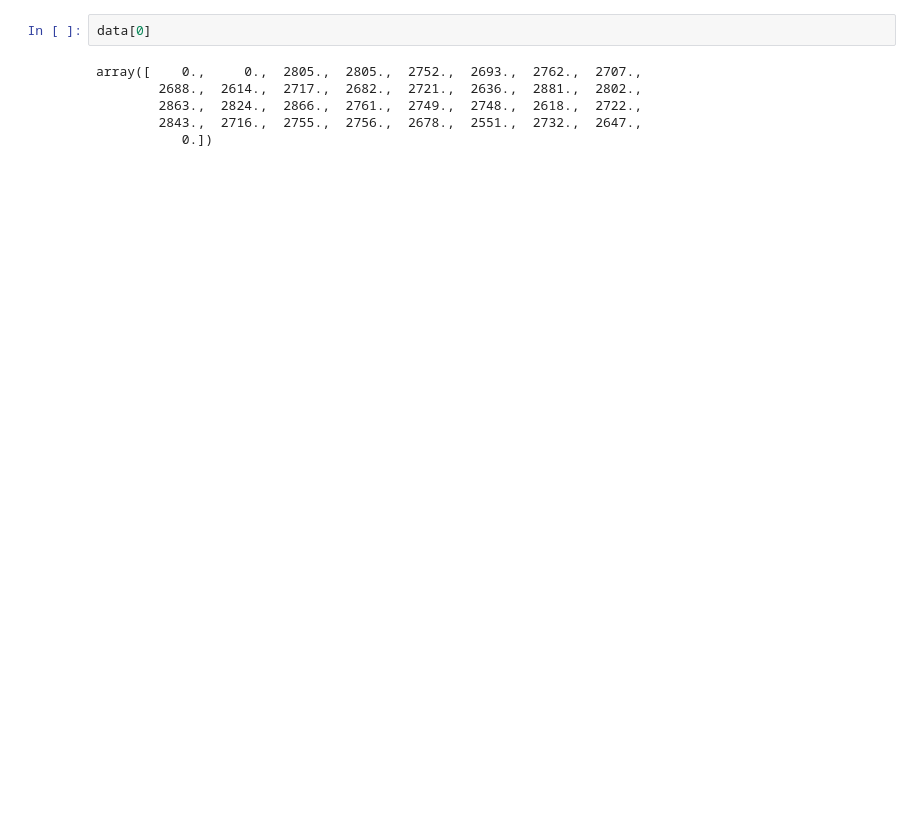
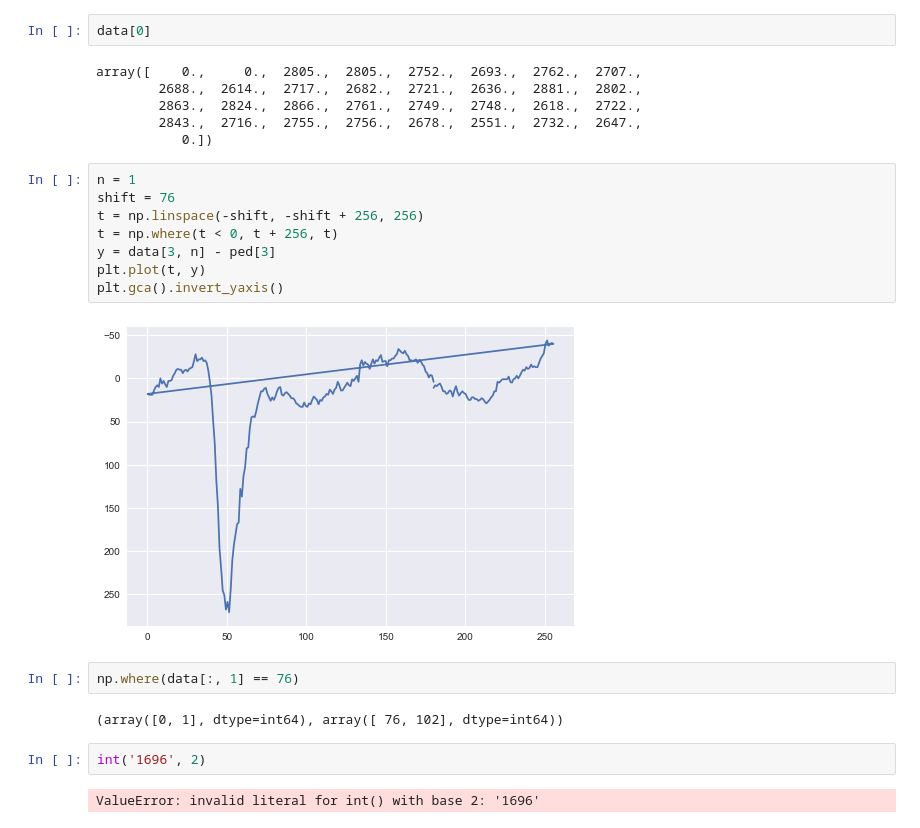
Before and after one commit to lappd-daq/psec-analysis, a Jupyter notebook: Simple PSEC Analysis.ipynb, the cells around one changed output. Drawn from its saved outputs; the diff is of its cells as text; blank space fills up the shorter version.

```diff
--- a/Simple PSEC Analysis.ipynb
+++ b/Simple PSEC Analysis.ipynb
@@ -131,3 +48,21 @@ array([    0.,     0.,  2805.,  2805.,  2752.,  2693.,  2762.,  2707.,
         2863.,  2824.,  2866.,  2761.,  2749.,  2748.,  2618.,  2722.,
         2843.,  2716.,  2755.,  2756.,  2678.,  2551.,  2732.,  2647.,
            0.])
+# %%
+n = 1
+shift = 76
+t = np.linspace(-shift, -shift + 256, 256)
+t = np.where(t < 0, t + 256, t)
+y = data[3, n] - ped[3]
+plt.plot(t, y)
+plt.gca().invert_yaxis()
+# %% [output]
+[figure, added]
+# %%
+np.where(data[:, 1] == 76)
+# %% [output]
+(array([0, 1], dtype=int64), array([ 76, 102], dtype=int64))
+# %%
+int('1696', 2)
+# %% [output]
+ValueError: invalid literal for int() with base 2: '1696'
```
Also changed, not shown: parts of 12 cells of this notebook, 3 other files.
